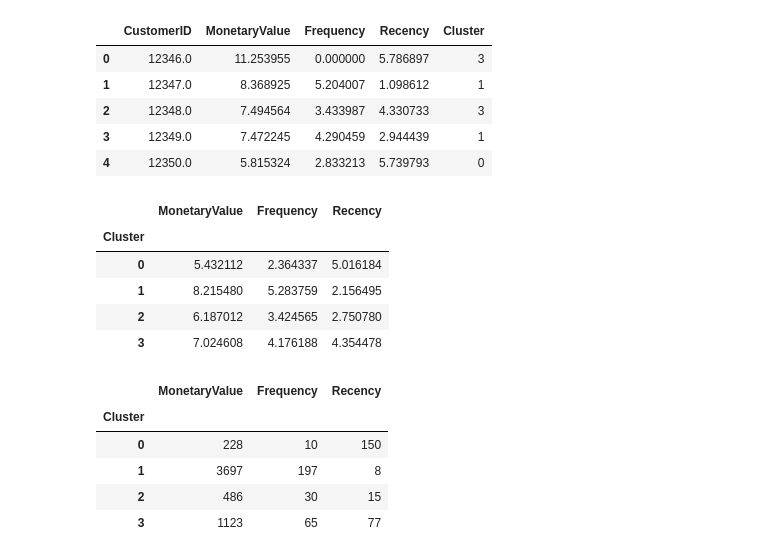
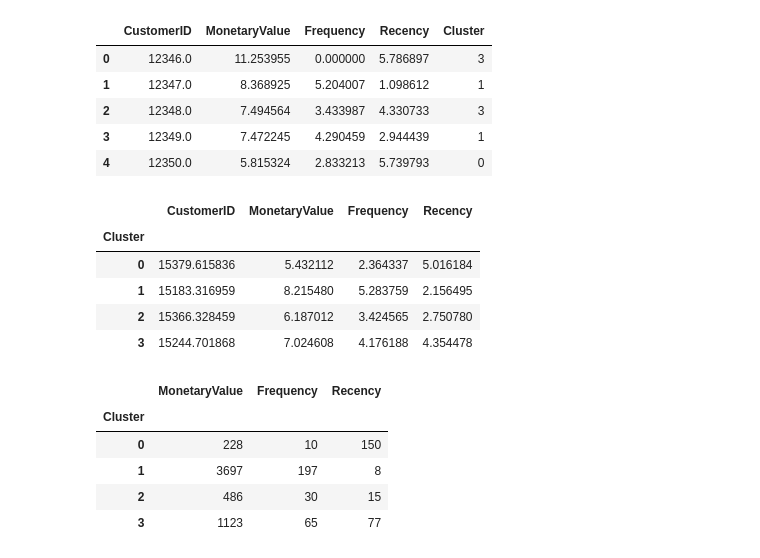
Before and after one commit to Pradip240/Customer-Segmentation, a Jupyter notebook: Online_Retail_Customer_Segmentation_Capstone_Project.ipynb, the cells around one changed output. Saved outputs shown, nothing was run; the diff lists cells and outputs as text; code cells hidden in the pictures.

```diff
--- a/Online_Retail_Customer_Segmentation_Capstone_Project.ipynb
+++ b/Online_Retail_Customer_Segmentation_Capstone_Project.ipynb
@@ -561,12 +577,12 @@ customer_data.head()
 | 4 | 12350.0 | 5.815324 | 2.833213 | 5.739793 | 0 |
 # %%
 # calculate mean of each feature for clusters
-cluster_data = data.groupby('Cluster').mean()
+cluster_data = customer_data.groupby('Cluster').mean()
 cluster_data
 # %% [output]
-|  | MonetaryValue | Frequency | Recency |
-| Cluster |  |  |  |
-| 0 | 5.432112 | 2.364337 | 5.016184 |
-| 1 | 8.215480 | 5.283759 | 2.156495 |
-| 2 | 6.187012 | 3.424565 | 2.750780 |
-| 3 | 7.024608 | 4.176188 | 4.354478 |
+|  | CustomerID | MonetaryValue | Frequency | Recency |
+| Cluster |  |  |  |  |
+| 0 | 15379.615836 | 5.432112 | 2.364337 | 5.016184 |
+| 1 | 15183.316959 | 8.215480 | 5.283759 | 2.156495 |
+| 2 | 15366.328459 | 6.187012 | 3.424565 | 2.750780 |
+| 3 | 15244.701868 | 7.024608 | 4.176188 | 4.354478 |
```
Also changed, not shown: parts of 11 cells of this notebook.
